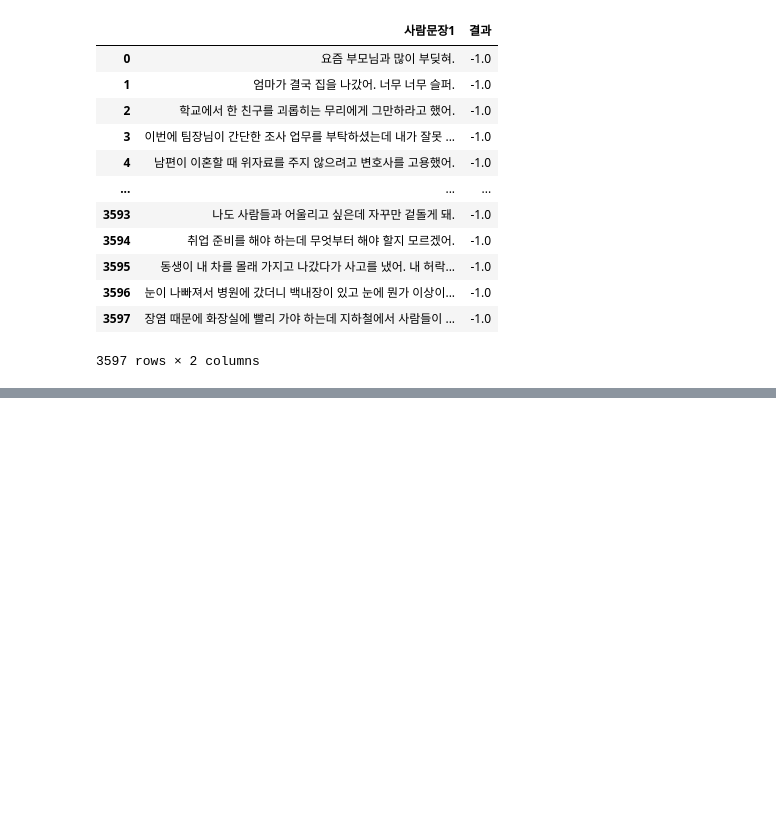
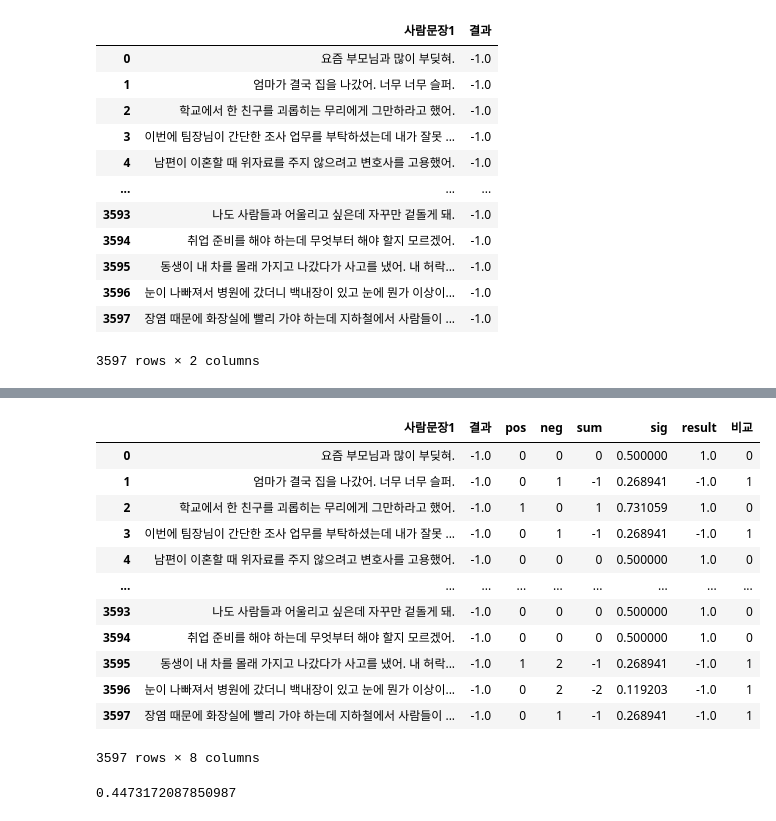
Before and after one commit to silmang/gjai, a Jupyter notebook: 220926.ipynb, the cells around one changed output, grey strips where cells are left out. Drawn from its saved outputs; the diff is of its cells as text; code cells hidden in the pictures; blank space fills up the shorter version.

```diff
--- a/220926.ipynb
+++ b/220926.ipynb
@@ -513,0 +608,24 @@ print(f"평균 정확도: {sum(score_tri)/len(score_tri)}")
+# %%
+대화라벨링_senti.result=대화라벨링_senti.result.astype('float64')
+# %%
+대화라벨링_senti["비교"]=np.where((대화라벨링_senti["결과"])==(대화라벨링_senti["result"]), 1, 0)
+# %%
+대화라벨링_senti
+# %% [output]
+|  | 사람문장1 | 결과 | pos | neg | sum | sig | result | 비교 |
+| 0 | 요즘 부모님과 많이 부딪혀. | -1.0 | 0 | 0 | 0 | 0.500000 | 1.0 | 0 |
+| 1 | 엄마가 결국 집을 나갔어. 너무 너무 슬퍼. | -1.0 | 0 | 1 | -1 | 0.268941 | -1.0 | 1 |
+| 2 | 학교에서 한 친구를 괴롭히는 무리에게 그만하라고 했어. | -1.0 | 1 | 0 | 1 | 0.731059 | 1.0 | 0 |
+| 3 | 이번에 팀장님이 간단한 조사 업무를 부탁하셨는데 내가 잘못 ... | -1.0 | 0 | 1 | -1 | 0.268941 | -1.0 | 1 |
+| 4 | 남편이 이혼할 때 위자료를 주지 않으려고 변호사를 고용했어. | -1.0 | 0 | 0 | 0 | 0.500000 | 1.0 | 0 |
+| ... | ... | ... | ... | ... | ... | ... | ... | ... |
+| 3593 | 나도 사람들과 어울리고 싶은데 자꾸만 겉돌게 돼. | -1.0 | 0 | 0 | 0 | 0.500000 | 1.0 | 0 |
+| 3594 | 취업 준비를 해야 하는데 무엇부터 해야 할지 모르겠어. | -1.0 | 0 | 0 | 0 | 0.500000 | 1.0 | 0 |
+| 3595 | 동생이 내 차를 몰래 가지고 나갔다가 사고를 냈어. 내 허락... | -1.0 | 1 | 2 | -1 | 0.268941 | -1.0 | 1 |
+| 3596 | 눈이 나빠져서 병원에 갔더니 백내장이 있고 눈에 뭔가 이상이... | -1.0 | 0 | 2 | -2 | 0.119203 | -1.0 | 1 |
+| 3597 | 장염 때문에 화장실에 빨리 가야 하는데 지하철에서 사람들이 ... | -1.0 | 0 | 1 | -1 | 0.268941 | -1.0 | 1 |
+3597 rows × 8 columns
+# %%
+대화라벨링_senti.비교.sum()/len(대화라벨링_senti)
+# %% [output]
+0.4473172087850987
```
Also changed, not shown: parts of 13 cells of this notebook, 3 other files.
